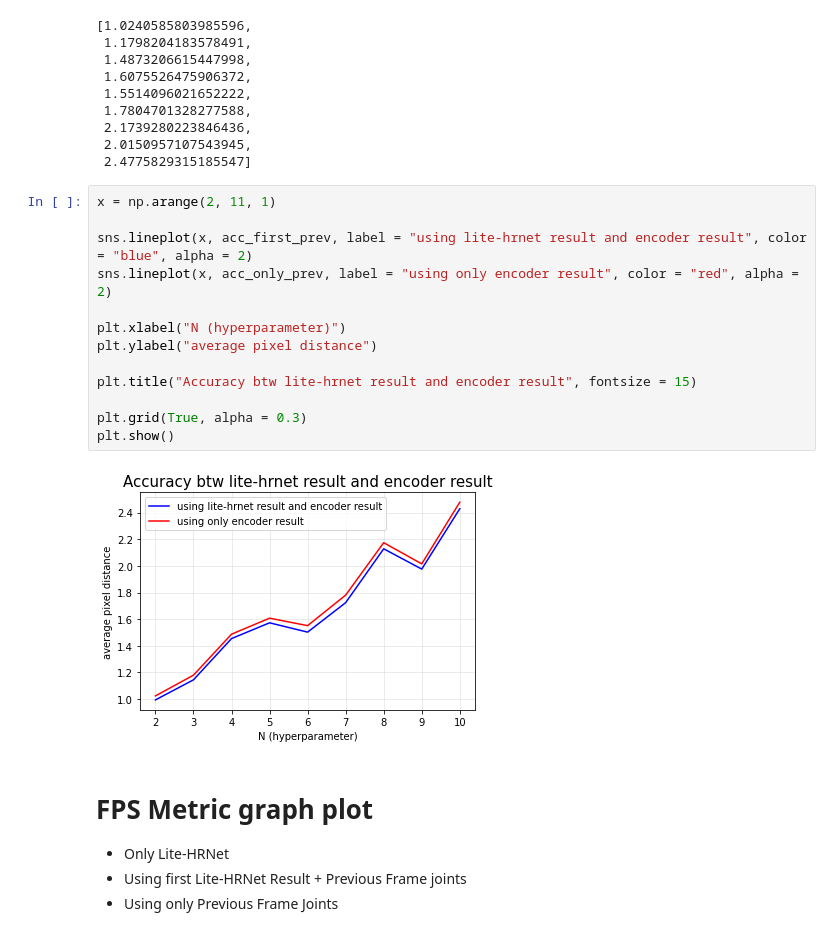
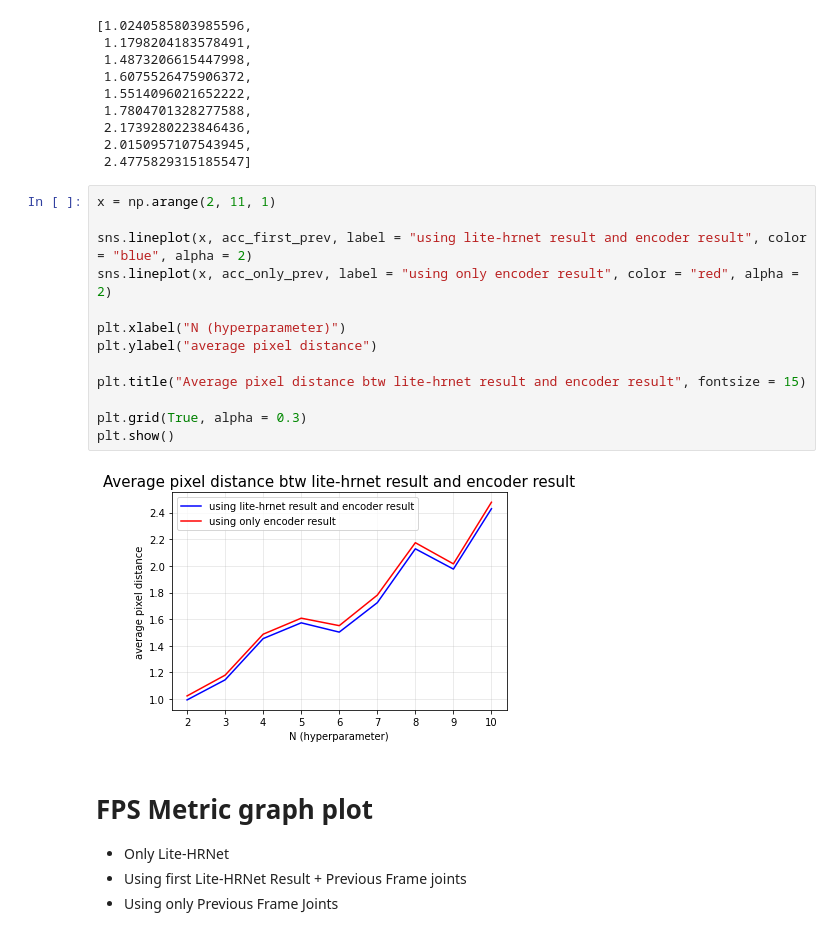
Before and after one commit to jhpahk/UGRP_2021, a Jupyter notebook: plot_graph.ipynb, the cells around one changed output. Saved outputs shown, nothing was run; the diff lists cells and outputs as text.

```diff
--- a/plot_graph.ipynb
+++ b/plot_graph.ipynb
@@ -41,18 +41,18 @@ acc_only_prev
 # %%
 x = np.arange(2, 11, 1)
 
 sns.lineplot(x, acc_first_prev, label = "using lite-hrnet result and encoder result", color = "blue", alpha = 2)
 sns.lineplot(x, acc_only_prev, label = "using only encoder result", color = "red", alpha = 2)
 
 plt.xlabel("N (hyperparameter)")
 plt.ylabel("average pixel distance")
 
-plt.title("Accuracy btw lite-hrnet result and encoder result", fontsize = 15)
+plt.title("Average pixel distance btw lite-hrnet result and encoder result", fontsize = 15)
 
 plt.grid(True, alpha = 0.3)
 plt.show()
 # %% [output]
-[figure, old version]
+[figure, new version]
 # %% [markdown]
 # FPS Metric graph plot
 - Only Lite-HRNet
```
Also changed, not shown: parts of 1 cell of this notebook.
